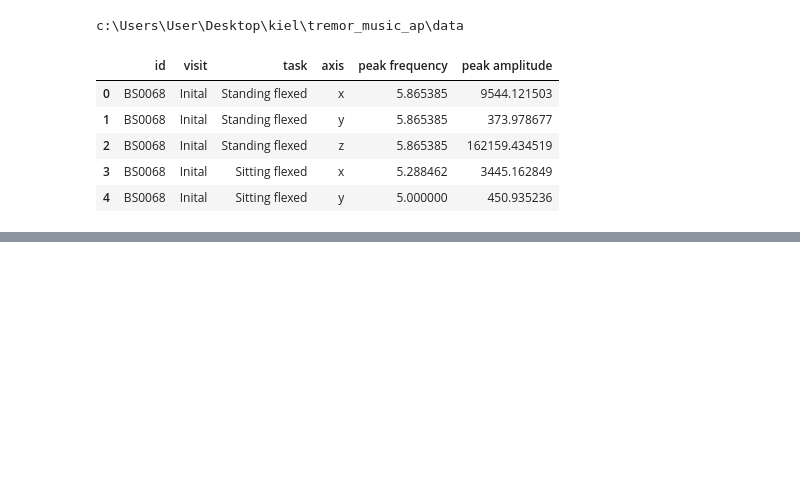
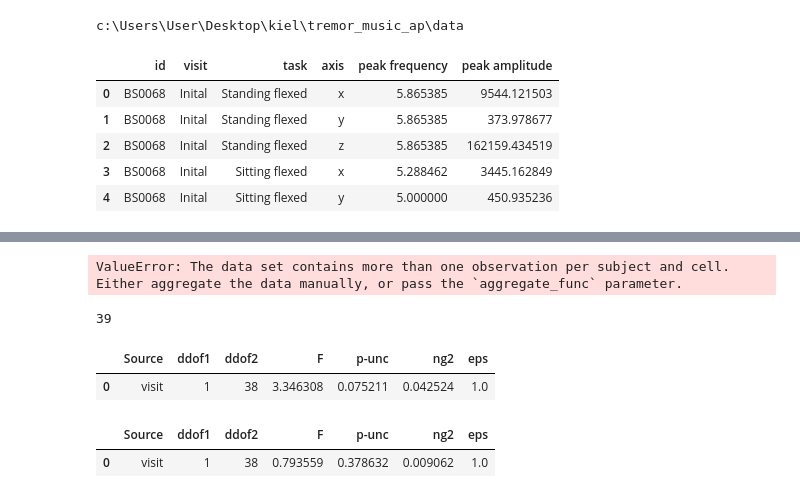
Before and after one commit to JuliusWelzel/tremor_music_ap, a Jupyter notebook: scripts/02_group_stats.ipynb, the cells around one changed output, grey strips where cells are left out. Saved outputs shown, nothing was run; the diff lists cells and outputs as text; code cells hidden in the pictures; blank space fills up the shorter version.

Commit message:
[ADD] statsmodels rmANOVA

```diff
--- a/scripts/02_group_stats.ipynb
+++ b/scripts/02_group_stats.ipynb
@@ -66,8 +66,8 @@ sumed_axis["Norm freq"] = np.nan
 
 for i in range(0,n_rows):
     idx_id = sumed_axis["id"].str.match(sumed_axis["id"][i])
-    sumed_axis["Norm amp"][i] = sumed_axis["peak amplitude"][i] / np.sum(sumed_axis["peak amplitude"][idx_id])
-    sumed_axis["Norm freq"][i] = sumed_axis["peak frequency"][i] / np.sum(sumed_axis["peak frequency"][idx_id])
+    sumed_axis["Norm amp"][i] = sumed_axis["peak amplitude"][i] / np.nanmax(sumed_axis["peak amplitude"][idx_id])
+    sumed_axis["Norm freq"][i] = sumed_axis["peak frequency"][i] / np.nanmax(sumed_axis["peak frequency"][idx_id])
 
 sumed_axis.to_csv(Path.joinpath(dir_prep,"group_anova.csv"))
 # %% [output]
@@ -86,0 +116,11 @@ Diff amp is nan; Diff freq is nan;
+# %%
+aovrm2way = AnovaRM(dat_sit_relx, 'Norm amp', 'id', within=['visit'])
+res2way = aovrm2way.fit()
+
+print(res2way)
+
+n = dat_sit_relx["id"].nunique()
+print(f"A one-way repeated measures ANOVA was conducted on {n:2d} individuals to examine the effect of music therapy on tremor amplitude.")
+print(f"Results showed that the type of drug used lead to statistically significant differences in response time (F(3, 12) = 24.75887, p < 0.001")
+# %% [output]
+ValueError: The data set contains more than one observation per subject and cell. Either aggregate the data manually, or pass the `aggregate_func` parameter.
@@ -86,0 +131,22 @@ Diff amp is nan; Diff freq is nan;
+# %%
+dat_sit_relx["id"].nunique()
+# %% [output]
+39
+# %%
+dat_sit_flex = sumed_axis[sumed_axis["task"] == "Sitting flexed"]
+aov_sit_flex = pg.rm_anova(dv='Norm amp', within=['visit'],
+                  subject='id', data=dat_sit_flex)
+
+aov_sit_flex
+# %% [output]
+|  | Source | ddof1 | ddof2 | F | p-unc | ng2 | eps |
+| 0 | visit | 1 | 38 | 3.346308 | 0.075211 | 0.042524 | 1.0 |
+# %%
+dat_stand_flex = sumed_axis[sumed_axis["task"] == "Standing flexed"]
+aov_sand_flex = pg.rm_anova(dv='Norm amp', within=['visit'],
+                  subject='id', data=dat_stand_flex)
+
+aov_sand_flex
+# %% [output]
+|  | Source | ddof1 | ddof2 | F | p-unc | ng2 | eps |
+| 0 | visit | 1 | 38 | 0.793559 | 0.378632 | 0.009062 | 1.0 |
```
Also changed, not shown: parts of 6 cells of this notebook, 2 other files.
